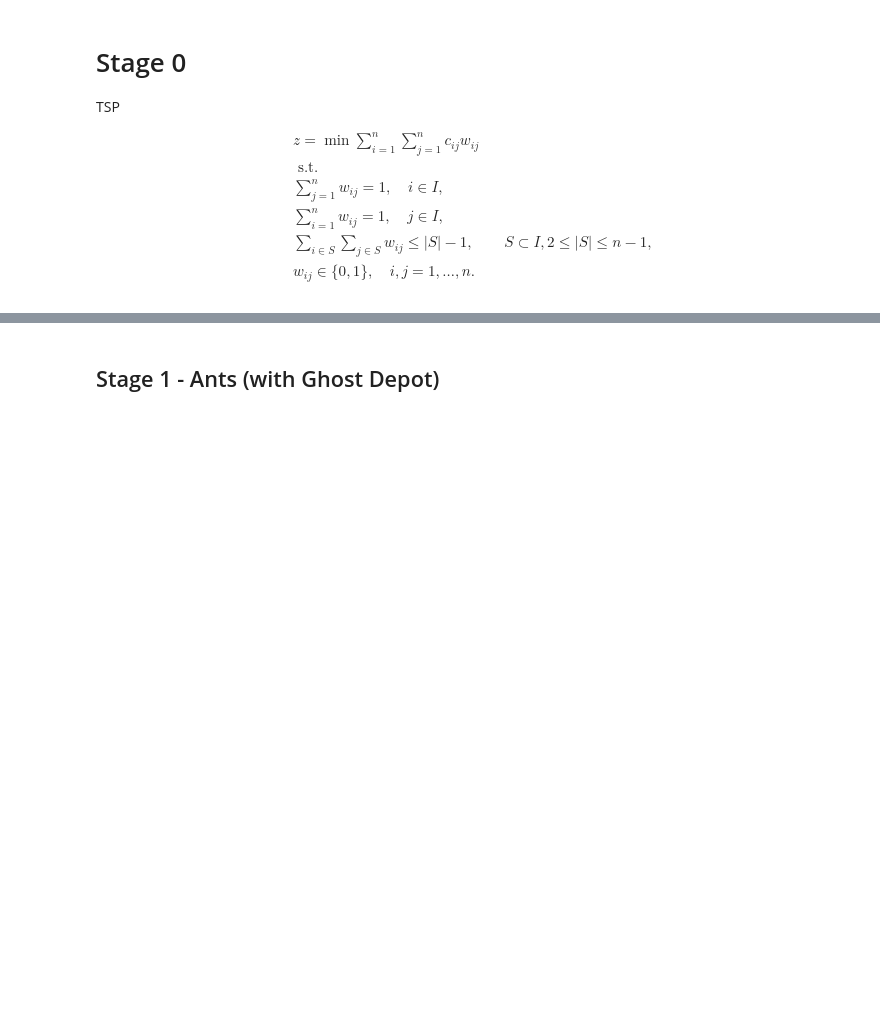
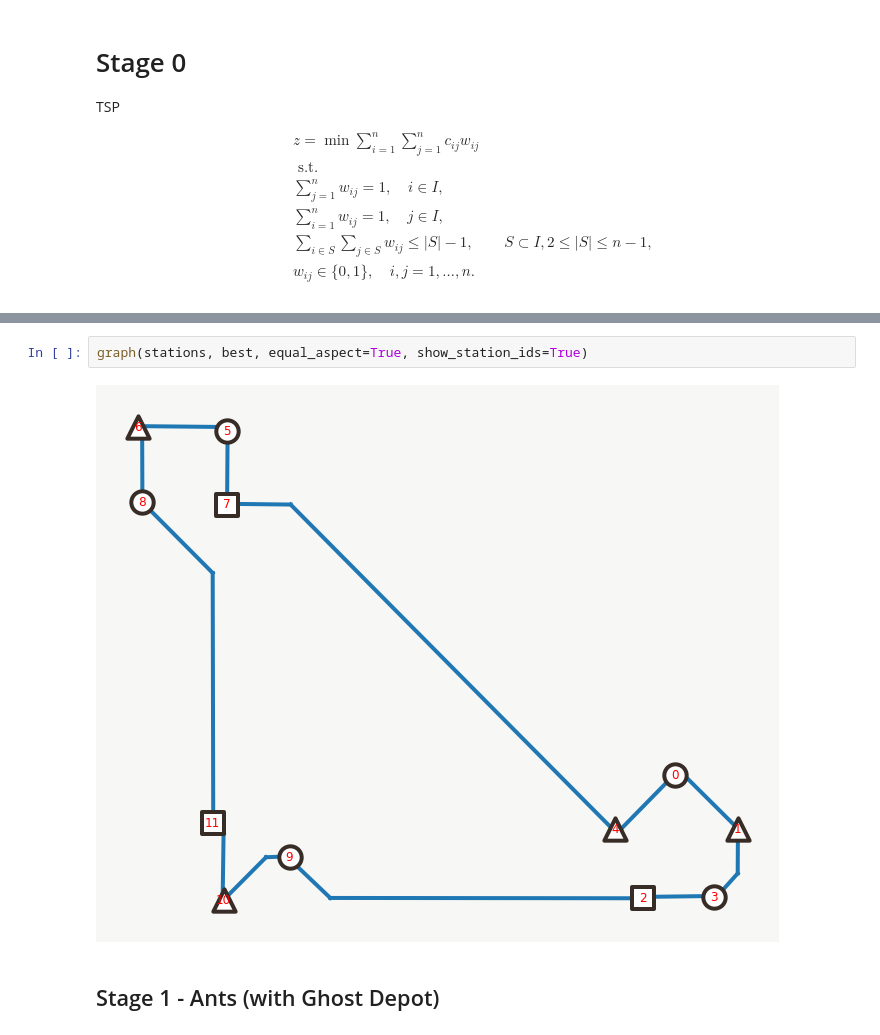
Before and after one commit to CameronChandler/optimisation-group-project, a Jupyter notebook: Mini Metro - Stage 2 Work.ipynb, the cells around one changed output, grey strips where cells are left out. Drawn from its saved outputs; the diff is of its cells as text; blank space fills up the shorter version.

```diff
--- a/Mini Metro - Stage 2 Work.ipynb
+++ b/Mini Metro - Stage 2 Work.ipynb
@@ -95,3 +96,7 @@ Best objective 6.365411972845e+00, best bound 6.365411972845e+00, gap 0.0000%
+# %%
+graph(stations, best, equal_aspect=True, show_station_ids=True)
+# %% [output]
+[figure, added]
 # %% [markdown]
 ## Stage 1 - Ants (with Ghost Depot)
 # %%
```
Also changed, not shown: parts of 27 cells of this notebook, 2 other files.
